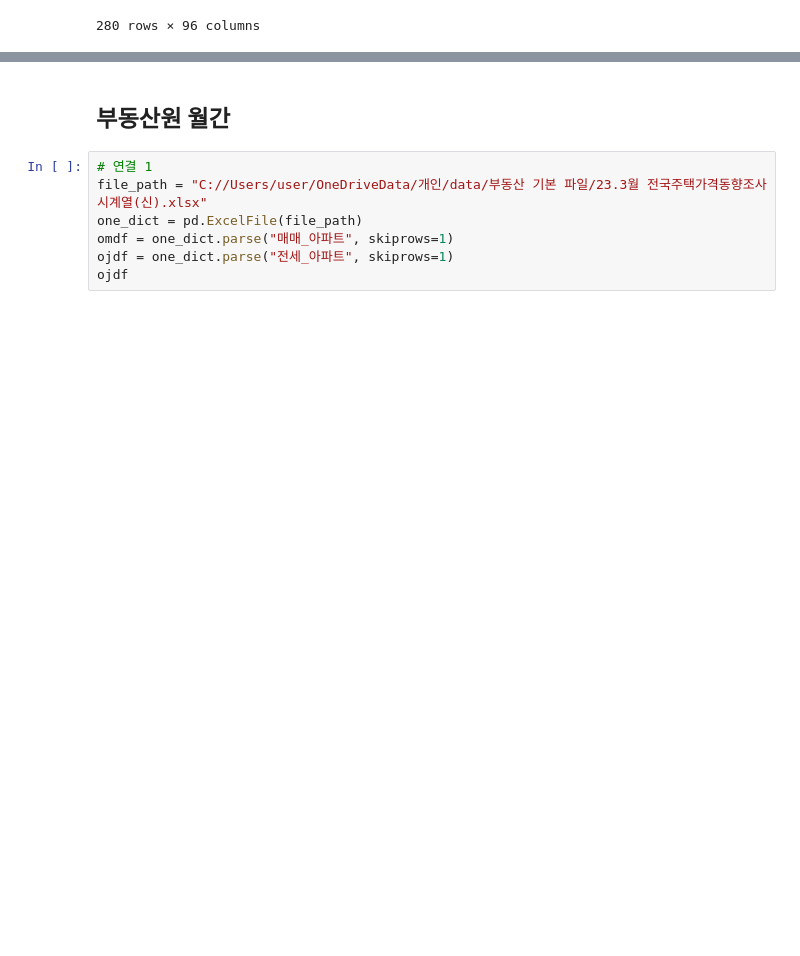
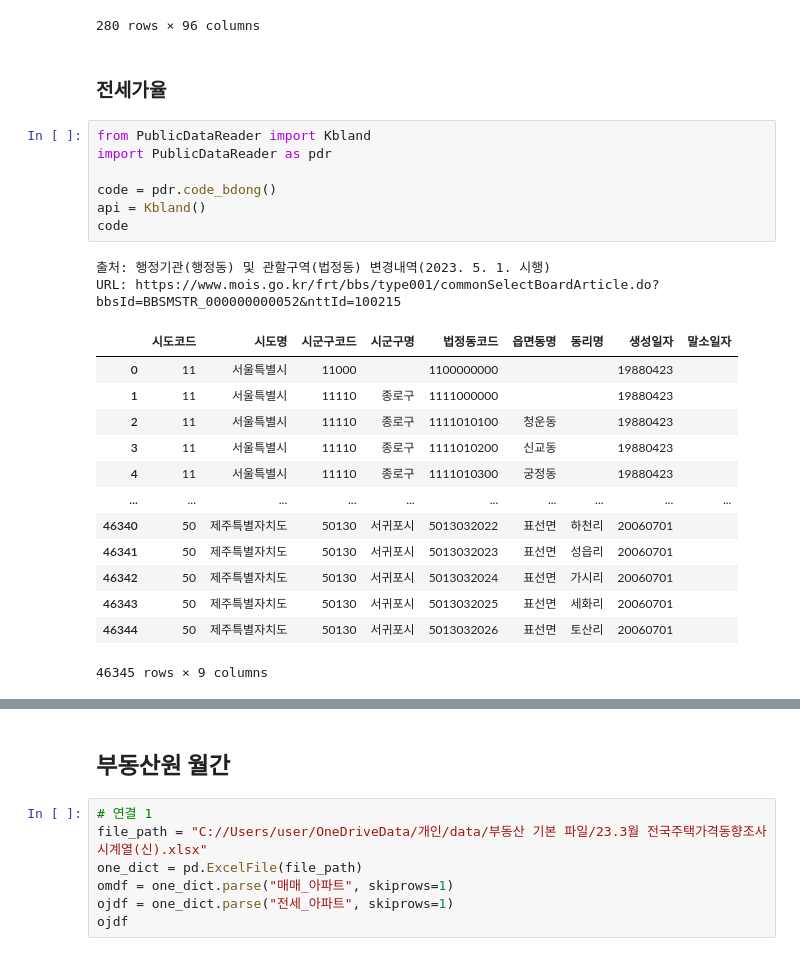
Before and after one commit to sizipusx/fundamental, a Jupyter notebook: jupyterlab/월간 부동산 업데이트.ipynb, the cells around one changed output, grey strips where cells are left out. Cells and saved outputs as stored; diff of their text form; blank space fills up the shorter version.

```diff
--- a/jupyterlab/월간 부동산 업데이트.ipynb
+++ b/jupyterlab/월간 부동산 업데이트.ipynb
@@ -278,3 +281,28 @@ sdf
 | 2023-03-01 | 16.958 | 43.759 | 73.199 | 39.283 | 10.562 | ... |
 | 2023-04-01 | 17.934 | 41.576 | 76.358 | 40.489 | 13.658 | ... |
 280 rows × 96 columns
+# %% [markdown]
+### 전세가율
+# %%
+from PublicDataReader import Kbland
+import PublicDataReader as pdr
+
+code = pdr.code_bdong()
+api = Kbland()
+code
+# %% [output]
+출처: 행정기관(행정동) 및 관할구역(법정동) 변경내역(2023. 5. 1. 시행)
+URL: https://www.mois.go.kr/frt/bbs/type001/commonSelectBoardArticle.do?bbsId=BBSMSTR_000000000052&nttId=100215
+|  | 시도코드 | 시도명 | 시군구코드 | 시군구명 | 법정동코드 | 읍면동명 | 동리명 | 생성일자 | 말소일자 |
+| 0 | 11 | 서울특별시 | 11000 |  | 1100000000 |  |  | 19880423 |  |
+| 1 | 11 | 서울특별시 | 11110 | 종로구 | 1111000000 |  |  | 19880423 |  |
+| 2 | 11 | 서울특별시 | 11110 | 종로구 | 1111010100 | 청운동 |  | 19880423 |  |
+| 3 | 11 | 서울특별시 | 11110 | 종로구 | 1111010200 | 신교동 |  | 19880423 |  |
+| 4 | 11 | 서울특별시 | 11110 | 종로구 | 1111010300 | 궁정동 |  | 19880423 |  |
+| ... | ... | ... | ... | ... | ... | ... | ... | ... | ... |
+| 46340 | 50 | 제주특별자치도 | 50130 | 서귀포시 | 5013032022 | 표선면 | 하천리 | 20060701 |  |
+| 46341 | 50 | 제주특별자치도 | 50130 | 서귀포시 | 5013032023 | 표선면 | 성읍리 | 20060701 |  |
+| 46342 | 50 | 제주특별자치도 | 50130 | 서귀포시 | 5013032024 | 표선면 | 가시리 | 20060701 |  |
+| 46343 | 50 | 제주특별자치도 | 50130 | 서귀포시 | 5013032025 | 표선면 | 세화리 | 20060701 |  |
+| 46344 | 50 | 제주특별자치도 | 50130 | 서귀포시 | 5013032026 | 표선면 | 토산리 | 20060701 |  |
+46345 rows × 9 columns
```
Also changed, not shown: parts of 10 cells of this notebook.
